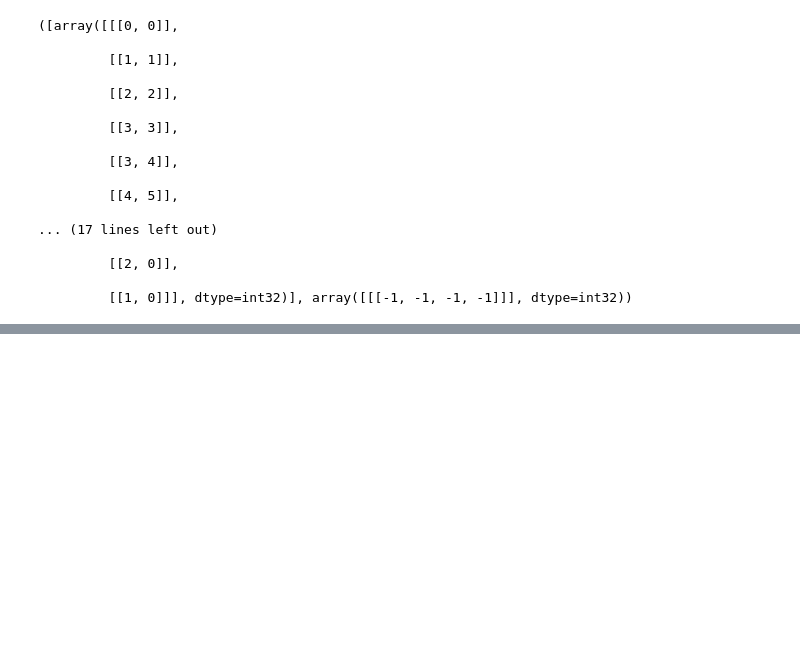
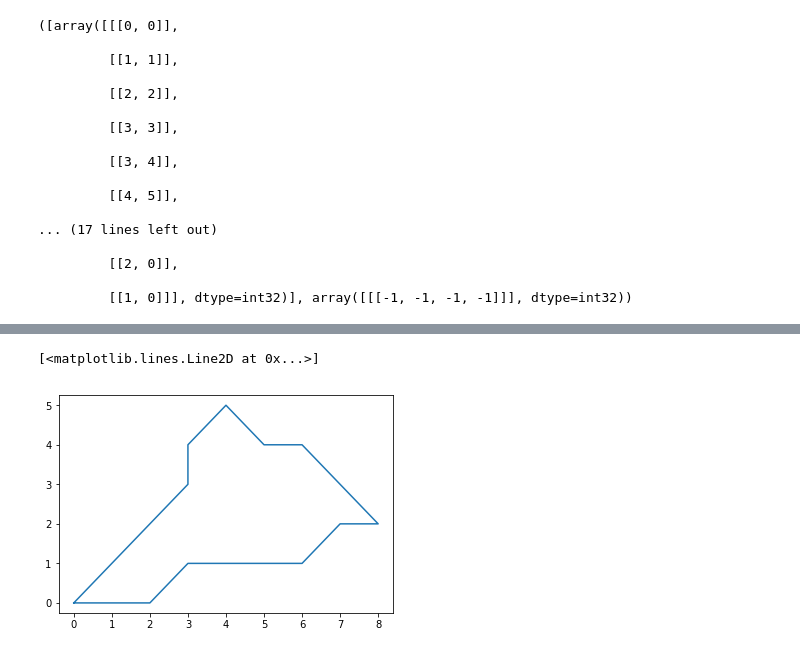
Before and after one commit to jurrriaan/UNOSAT-Challenge, a Jupyter notebook: mask2polygon.ipynb, the cells around one changed output, grey strips where cells are left out. Cells and saved outputs as stored; diff of their text form; code cells hidden in the pictures; blank space fills up the shorter version.

Commit message:
polygon reconstruction is OK

```diff
--- a/mask2polygon.ipynb
+++ b/mask2polygon.ipynb
@@ -112,0 +117,2 @@ contours, hierarchy
+# %%
+contours_tuples = [tuple(xy[0]) for xy in contours[0]]
@@ -112,0 +137,7 @@ contours, hierarchy
+# %%
+test_polygon_reconstructed = Polygon(contours_tuples)
+# %%
+plt.plot(*test_polygon_reconstructed.exterior.xy)
+# %% [output]
+[<matplotlib.lines.Line2D at 0x...>]
+[figure, added]
```
Also changed, not shown: parts of 3 cells of this notebook.
